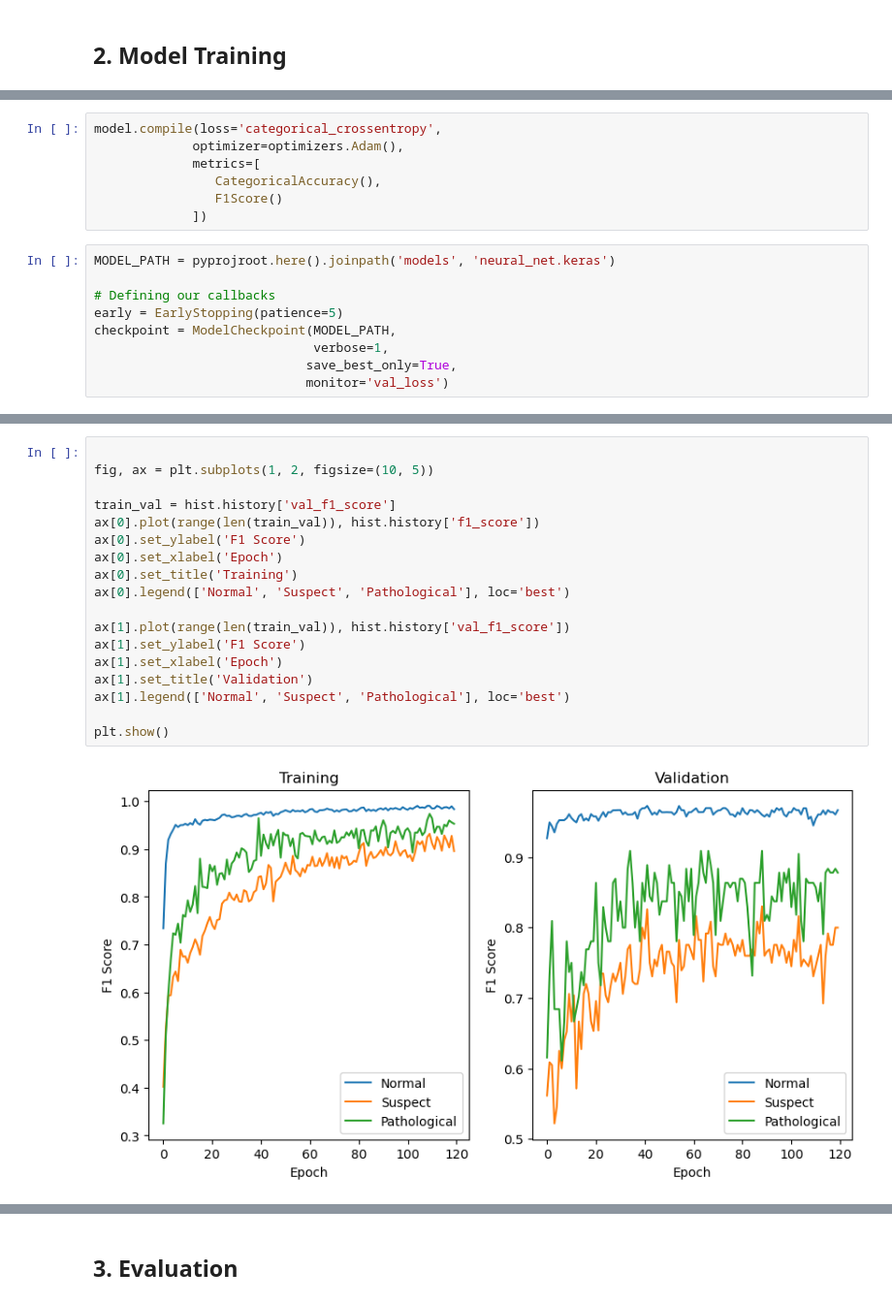
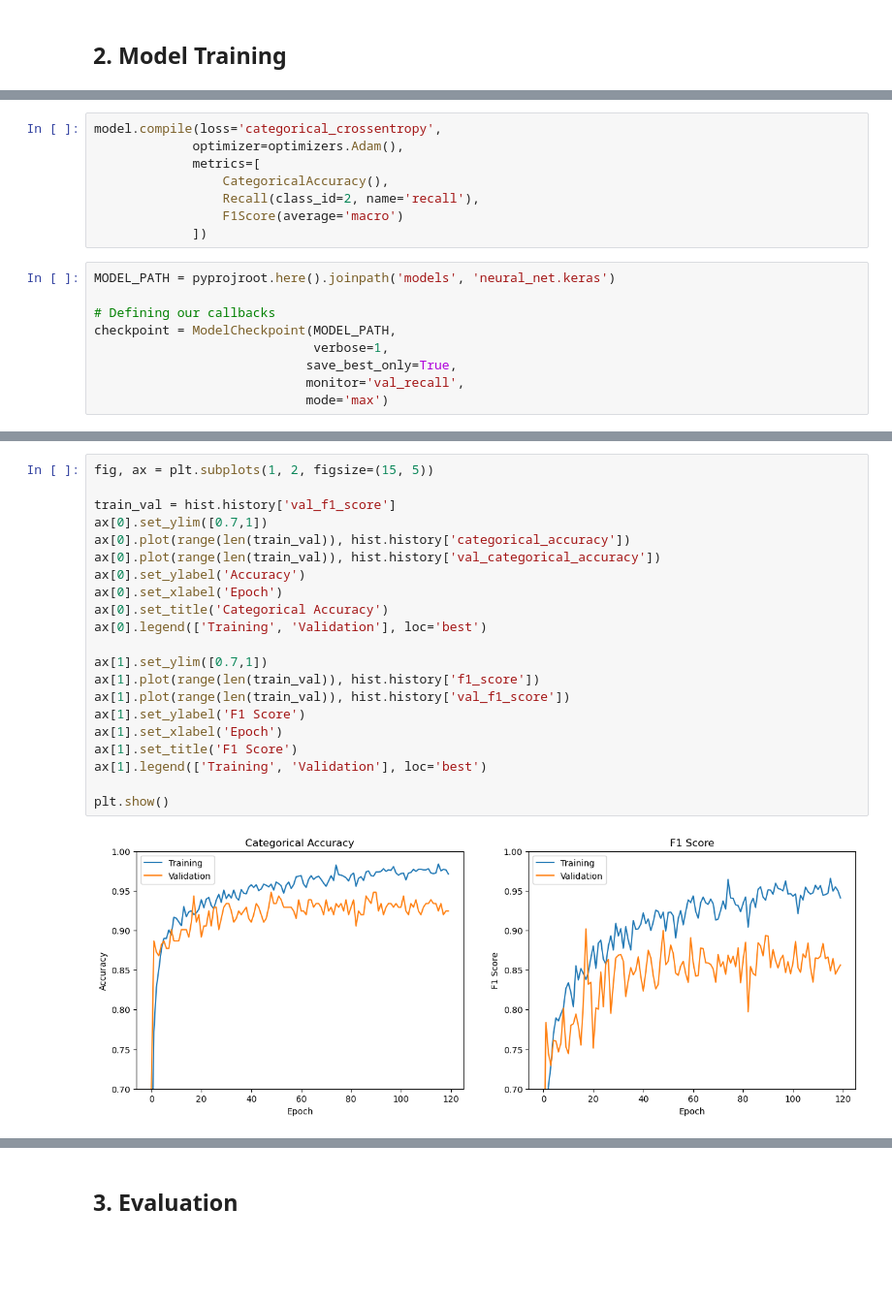
Before and after one commit to curlypetrol/capstone-fuse.ai, a Jupyter notebook: notebooks/1.3-joselierfajardo-neural_net.ipynb, the cells around one changed output, grey strips where cells are left out. Shown at 97% size. Cells and saved outputs as stored; diff of their text form; blank space fills up the shorter version.

```diff
--- a/notebooks/1.3-joselierfajardo-neural_net.ipynb
+++ b/notebooks/1.3-joselierfajardo-neural_net.ipynb
@@ -114,18 +111,19 @@ Model: "sequential_5"
 model.compile(loss='categorical_crossentropy',
              optimizer=optimizers.Adam(),
              metrics=[
-                CategoricalAccuracy(),
-                F1Score()
+                 CategoricalAccuracy(),
+                 Recall(class_id=2, name='recall'),
+                 F1Score(average='macro')
              ])
 # %%
 MODEL_PATH = pyprojroot.here().joinpath('models', 'neural_net.keras')
 
 # Defining our callbacks
-early = EarlyStopping(patience=5)
 checkpoint = ModelCheckpoint(MODEL_PATH,
                              verbose=1,
                             save_best_only=True,
-                            monitor='val_loss')
+                            monitor='val_recall',
+                            mode='max')
 # %%
 hist = model.fit(X_train_scaled, y_train,
                 callbacks=[checkpoint],
@@ -152,20 +163,23 @@ Epoch 120: val_loss did not improve from 0.19452
 # %%
-
-fig, ax = plt.subplots(1, 2, figsize=(10, 5))
+fig, ax = plt.subplots(1, 2, figsize=(15, 5))
 
 train_val = hist.history['val_f1_score']
-ax[0].plot(range(len(train_val)), hist.history['f1_score'])
-ax[0].set_ylabel('F1 Score')
+ax[0].set_ylim([0.7,1])
+ax[0].plot(range(len(train_val)), hist.history['categorical_accuracy'])
+ax[0].plot(range(len(train_val)), hist.history['val_categorical_accuracy'])
+ax[0].set_ylabel('Accuracy')
 ax[0].set_xlabel('Epoch')
-ax[0].set_title('Training')
-ax[0].legend(['Normal', 'Suspect', 'Pathological'], loc='best')
+ax[0].set_title('Categorical Accuracy')
+ax[0].legend(['Training', 'Validation'], loc='best')
 
+ax[1].set_ylim([0.7,1])
+ax[1].plot(range(len(train_val)), hist.history['f1_score'])
 ax[1].plot(range(len(train_val)), hist.history['val_f1_score'])
 ax[1].set_ylabel('F1 Score')
 ax[1].set_xlabel('Epoch')
-ax[1].set_title('Validation')
-ax[1].legend(['Normal', 'Suspect', 'Pathological'], loc='best')
+ax[1].set_title('F1 Score')
+ax[1].legend(['Training', 'Validation'], loc='best')
 
 plt.show()
 # %% [output]
-[figure, old version]
+[figure, new version]
```
Also changed, not shown: parts of 18 cells of this notebook, 3 other files.
